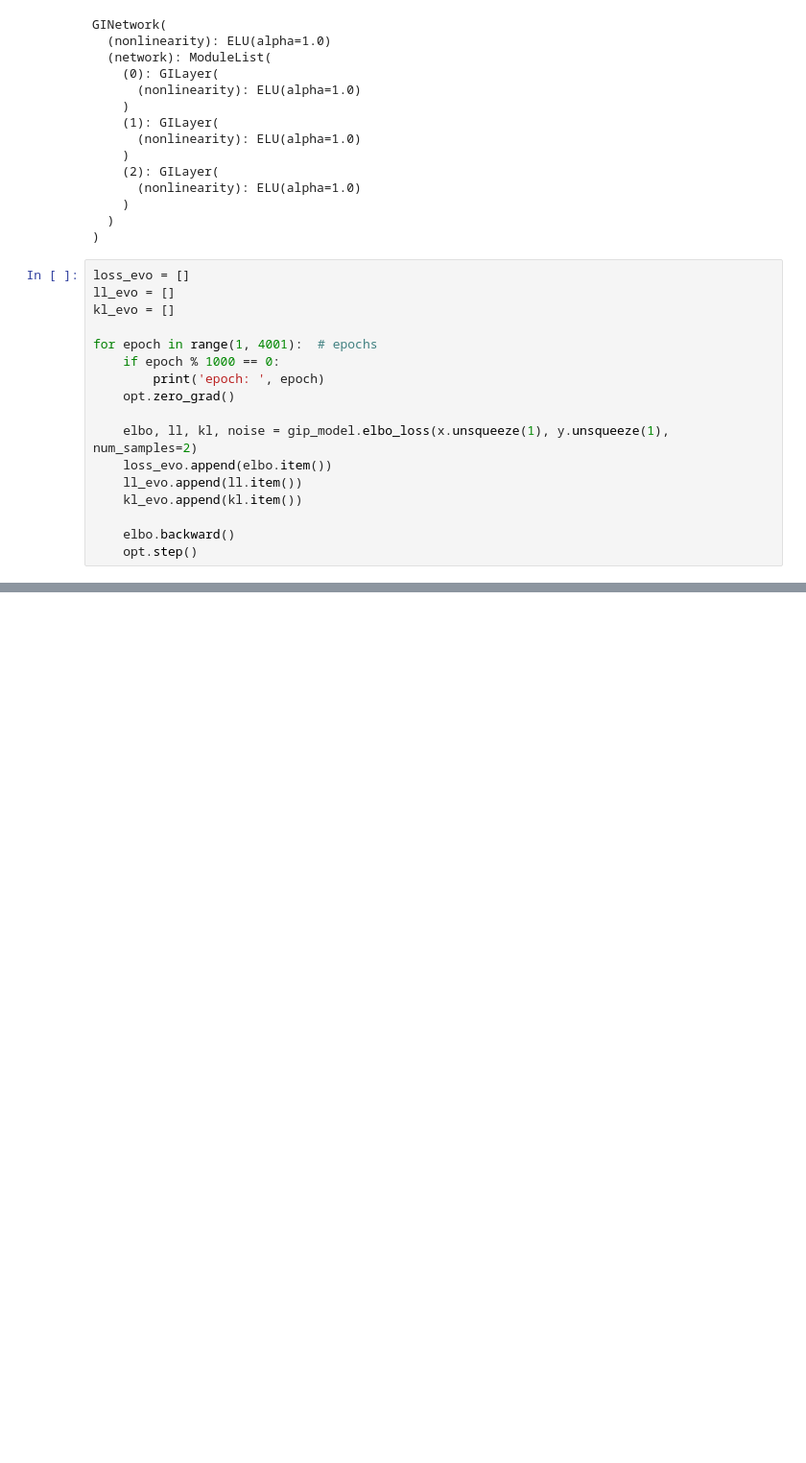
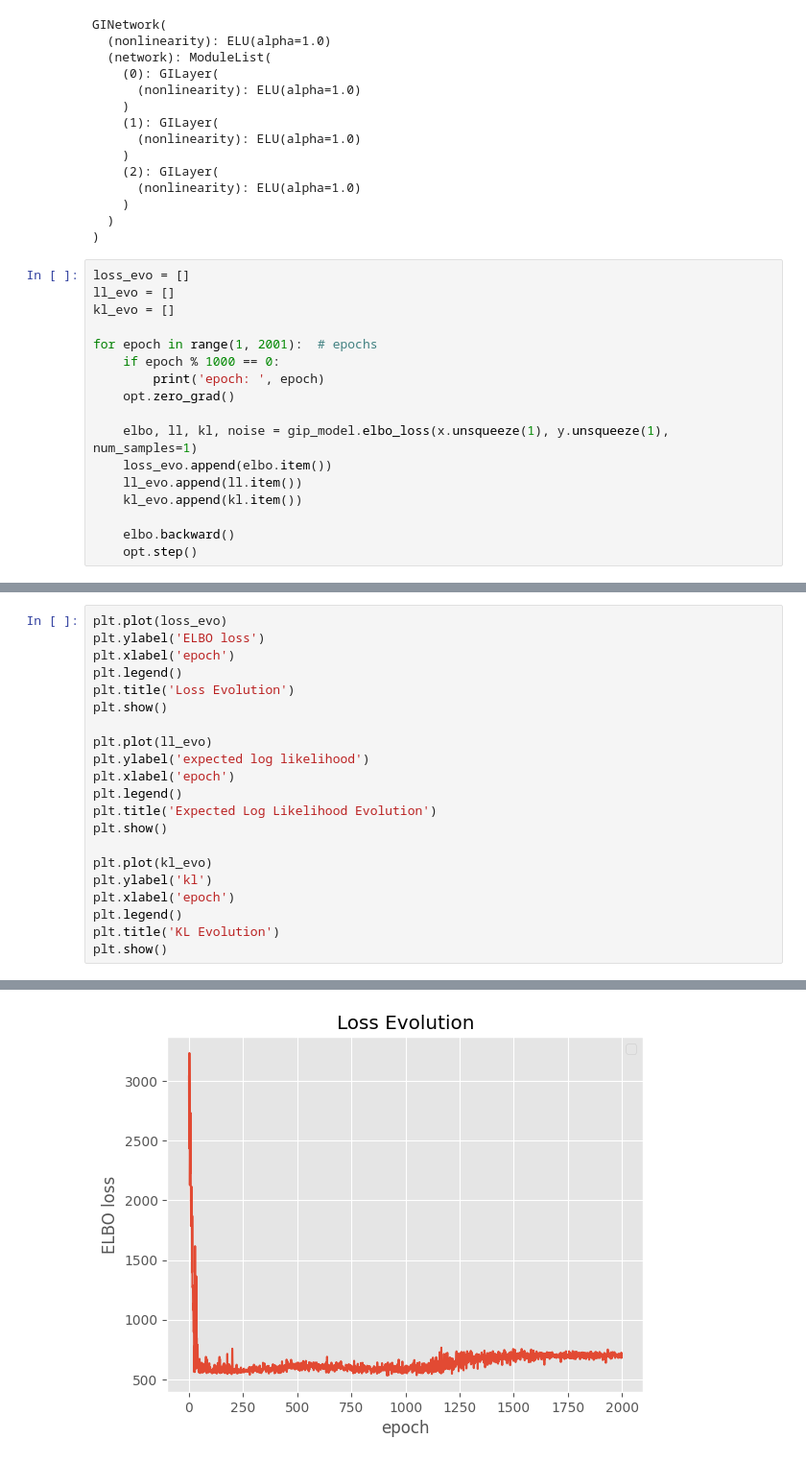
Before and after one commit to Sheev13/bnn_amort_inf, a Jupyter notebook: experiments.ipynb, the cells around one changed output, grey strips where cells are left out. Shown at 96% size. Cells and saved outputs as stored; diff of their text form; blank space fills up the shorter version.

```diff
--- a/experiments.ipynb
+++ b/experiments.ipynb
@@ -67,12 +67,12 @@ loss_evo = []
 ll_evo = []
 kl_evo = []
 
-for epoch in range(1, 4001):  # epochs
+for epoch in range(1, 2001):  # epochs
     if epoch % 1000 == 0:
         print('epoch: ', epoch)
     opt.zero_grad()
 
-    elbo, ll, kl, noise = gip_model.elbo_loss(x.unsqueeze(1), y.unsqueeze(1), num_samples=2)
+    elbo, ll, kl, noise = gip_model.elbo_loss(x.unsqueeze(1), y.unsqueeze(1), num_samples=1)
     loss_evo.append(elbo.item())
     ll_evo.append(ll.item())
     kl_evo.append(kl.item())
@@ -90,0 +85,22 @@ plt.plot(range(1, 4001), loss_evo)
+# %%
+plt.plot(loss_evo)
+plt.ylabel('ELBO loss')
+plt.xlabel('epoch')
+plt.legend()
+plt.title('Loss Evolution')
+plt.show()
+
+plt.plot(ll_evo)
+plt.ylabel('expected log likelihood')
+plt.xlabel('epoch')
+plt.legend()
+plt.title('Expected Log Likelihood Evolution')
+plt.show()
+
+plt.plot(kl_evo)
+plt.ylabel('kl')
+plt.xlabel('epoch')
+plt.legend()
+plt.title('KL Evolution')
+plt.show()
+# %% [output]
@@ -90,0 +108 @@ plt.plot(range(1, 4001), loss_evo)
+[figure, added]
```
Also changed, not shown: parts of 3 cells of this notebook, 1 other file.
